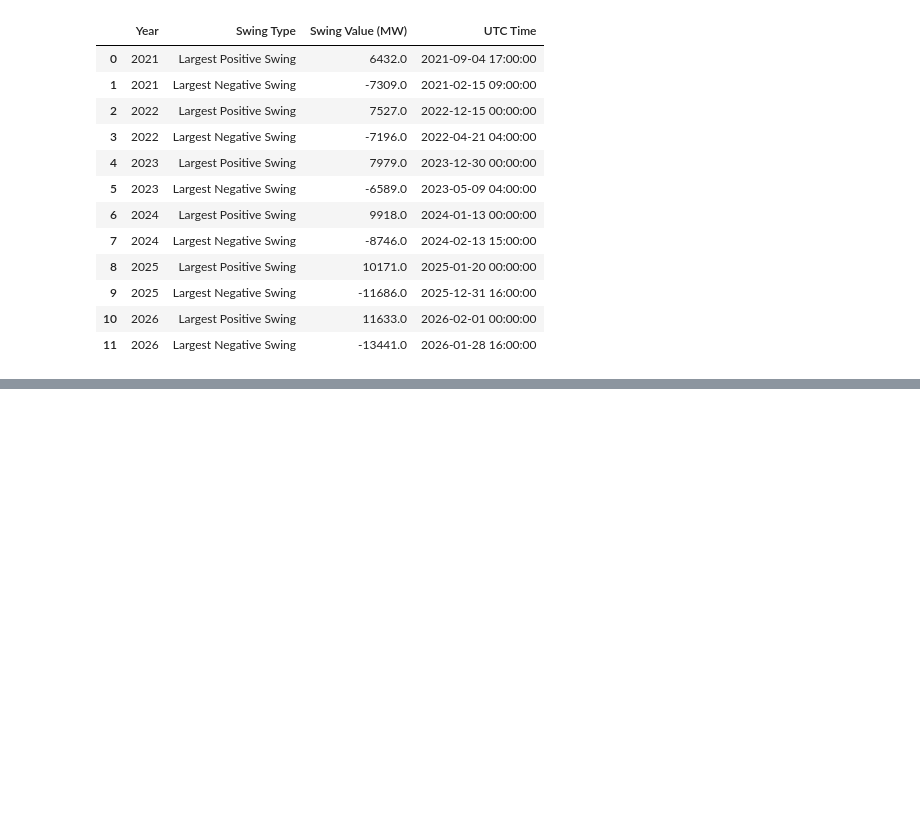
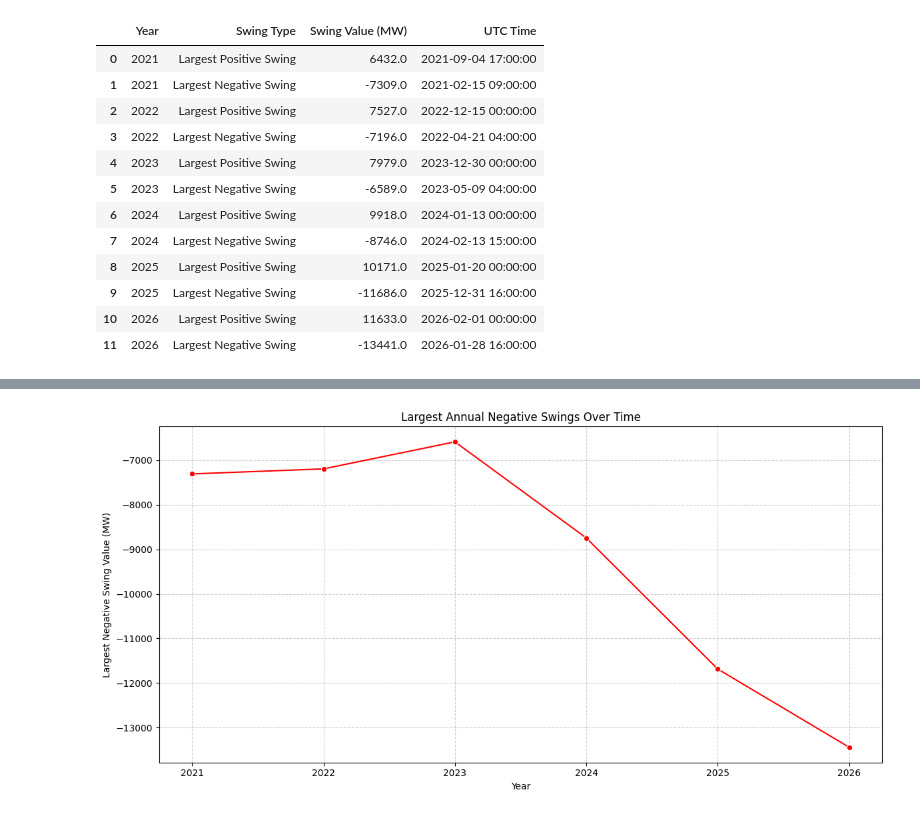
Before and after one commit to JozefSL/EIA, a Jupyter notebook: hourlyNGgenerationTX.ipynb, the cells around one changed output, grey strips where cells are left out. Drawn from its saved outputs; the diff is of its cells as text; code cells hidden in the pictures; blank space fills up the shorter version.

```diff
--- a/hourlyNGgenerationTX.ipynb
+++ b/hourlyNGgenerationTX.ipynb
@@ -138,0 +157,18 @@ display(annual_swings_df)
+# %%
+import matplotlib.pyplot as plt
+import seaborn as sns
+
+# Filter for largest negative swings
+negative_swings = annual_swings_df[annual_swings_df['Swing Type'] == 'Largest Negative Swing']
+
+plt.figure(figsize=(12, 6))
+sns.lineplot(x='Year', y='Swing Value (MW)', data=negative_swings, marker='o', color='red')
+plt.title('Largest Annual Negative Swings Over Time')
+plt.xlabel('Year')
+plt.ylabel('Largest Negative Swing Value (MW)')
+plt.grid(True, linestyle='--', alpha=0.6)
+plt.xticks(negative_swings['Year'].unique()) # Ensure all years are shown on x-axis
+plt.tight_layout()
+plt.show()
+# %% [output]
+[figure, added]
```
Also changed, not shown: parts of 4 cells of this notebook.
